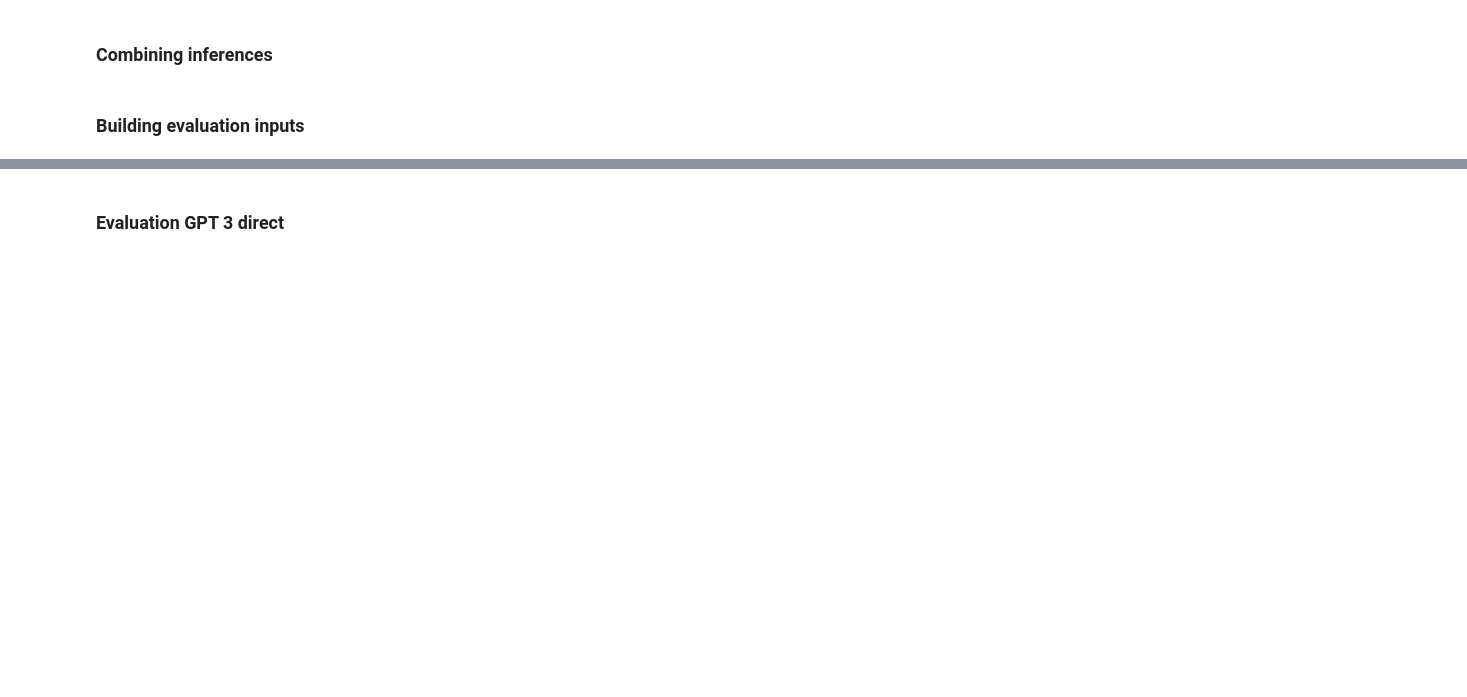
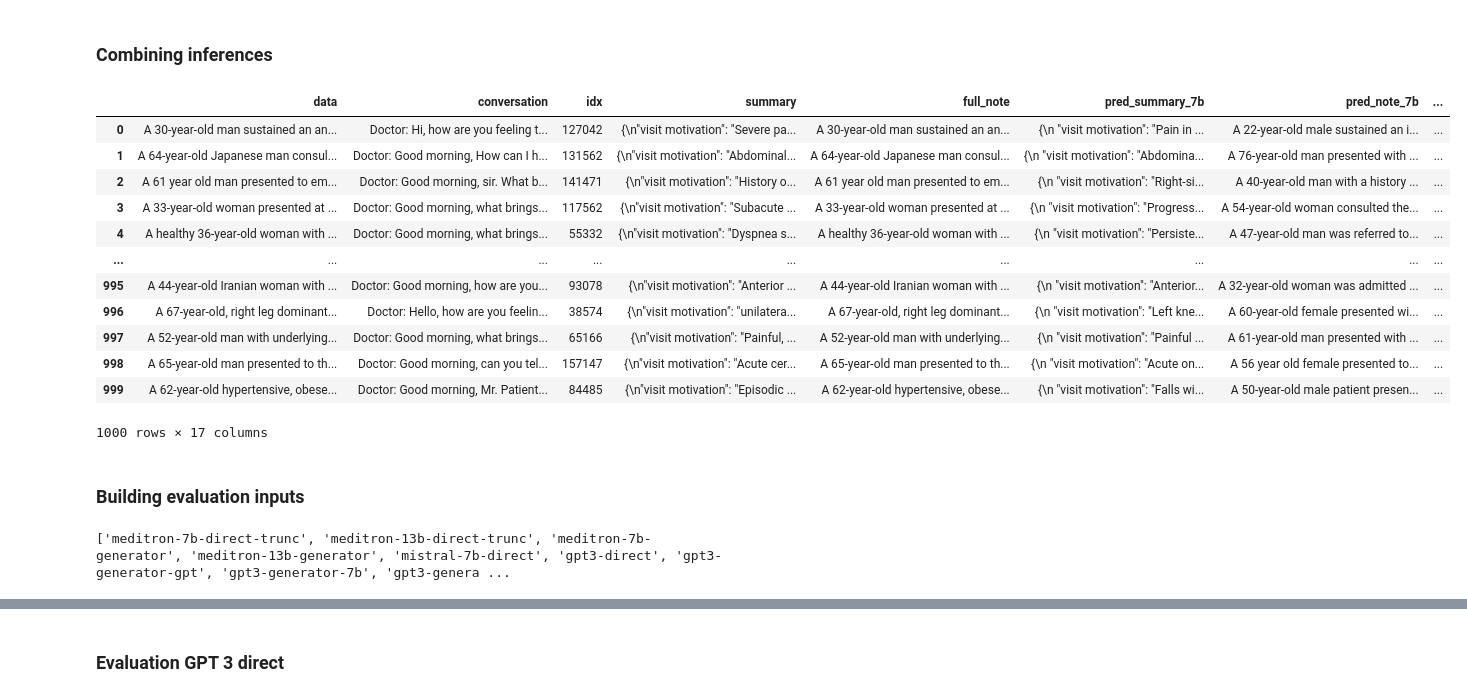
Before and after one commit to EPFL-IC-Make-Team/medinote, a Jupyter notebook: eval.ipynb, the cells around one changed output, grey strips where cells are left out. Saved outputs shown, nothing was run; the diff lists cells and outputs as text; code cells hidden in the pictures; blank space fills up the shorter version.

Commit message:
Combine and eval inputs again

```diff
--- a/eval.ipynb
+++ b/eval.ipynb
@@ -14,14 +14,39 @@ inference_paths = "../data/inference"
 output_path = "../data/combined_inferences.jsonl"
 
 combined = combine(inference_paths, output_path)
+# %%
+display(combined)
+# %% [output]
+|  | data | conversation | idx | summary | full_note | pred_summary_7b | pred_note_7b | ... |
+| 0 | A 30-year-old man sustained an an... | Doctor: Hi, how are you feeling t... | 127042 | {\n"visit motivation": "Severe pa... | A 30-year-old man sustained an an... | {\n "visit motivation": "Pain in ... | A 22-year-old male sustained an i... | ... |
+| 1 | A 64-year-old Japanese man consul... | Doctor: Good morning, How can I h... | 131562 | {\n"visit motivation": "Abdominal... | A 64-year-old Japanese man consul... | {\n "visit motivation": "Abdomina... | A 76-year-old man presented with ... | ... |
+| 2 | A 61 year old man presented to em... | Doctor: Good morning, sir. What b... | 141471 | {\n"visit motivation": "History o... | A 61 year old man presented to em... | {\n "visit motivation": "Right-si... | A 40-year-old man with a history ... | ... |
+| 3 | A 33-year-old woman presented at ... | Doctor: Good morning, what brings... | 117562 | {\n"visit motivation": "Subacute ... | A 33-year-old woman presented at ... | {\n "visit motivation": "Progress... | A 54-year-old woman consulted the... | ... |
+| 4 | A healthy 36-year-old woman with ... | Doctor: Good morning, what brings... | 55332 | {\n"visit motivation": "Dyspnea s... | A healthy 36-year-old woman with ... | {\n "visit motivation": "Persiste... | A 47-year-old man was referred to... | ... |
+| ... | ... | ... | ... | ... | ... | ... | ... | ... |
+| 995 | A 44-year-old Iranian woman with ... | Doctor: Good morning, how are you... | 93078 | {\n"visit motivation": "Anterior ... | A 44-year-old Iranian woman with ... | {\n "visit motivation": "Anterior... | A 32-year-old woman was admitted ... | ... |
+| 996 | A 67-year-old, right leg dominant... | Doctor: Hello, how are you feelin... | 38574 | {\n"visit motivation": "unilatera... | A 67-year-old, right leg dominant... | {\n "visit motivation": "Left kne... | A 60-year-old female presented wi... | ... |
+| 997 | A 52-year-old man with underlying... | Doctor: Good morning, what brings... | 65166 | {\n"visit motivation": "Painful, ... | A 52-year-old man with underlying... | {\n "visit motivation": "Painful ... | A 61-year-old man presented with ... | ... |
+| 998 | A 65-year-old man presented to th... | Doctor: Good morning, can you tel... | 157147 | {\n"visit motivation": "Acute cer... | A 65-year-old man presented to th... | {\n "visit motivation": "Acute on... | A 56 year old female presented to... | ... |
+| 999 | A 62-year-old hypertensive, obese... | Doctor: Good morning, Mr. Patient... | 84485 | {\n"visit motivation": "Episodic ... | A 62-year-old hypertensive, obese... | {\n "visit motivation": "Falls wi... | A 50-year-old male patient presen... | ... |
+1000 rows × 17 columns
 # %% [markdown]
 ### Building evaluation inputs
 # %%
-note_models = [model for model in MODELS_TO_MODE.keys() if MODELS_TO_MODE[model] != 'summarizer']
+note_models = [model for model in MODELS_TO_MODE.keys() if 'summarizer' not in MODELS_TO_MODE[model] ]
 
-summarizer_models = [model for model in MODELS_TO_MODE.keys() if MODELS_TO_MODE[model] == 'summarizer']
+note_models.remove('llama-2-7b-chat')
+note_models.remove('llama-2-13b-chat')
+note_models.remove('meditron-7b-generator-gold')
+note_models.remove('meditron-13b-generator-gold')
+
+
+summarizer_models = [model for model in MODELS_TO_MODE.keys() if 'summarizer' in MODELS_TO_MODE[model]]
 
 all_models = note_models + summarizer_models
+print(all_models)
+# %% [output]
+['meditron-7b-direct-trunc', 'meditron-13b-direct-trunc', 'meditron-7b-generator', 'meditron-13b-generator', 'mistral-7b-direct', 'gpt3-direct', 'gpt3-generator-gpt', 'gpt3-generator-7b', 'gpt3-genera ...
 # %%
 build_evaluation_inputs(output_path, models = all_models)
 # %% [output]
```
Also changed, not shown: parts of 3 cells of this notebook, 1 other file.
